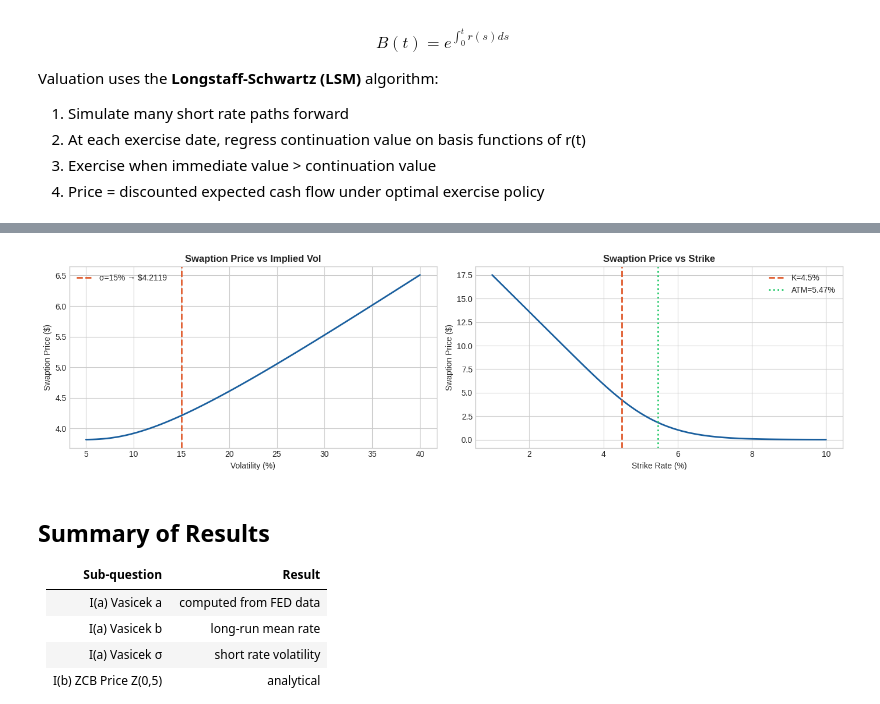
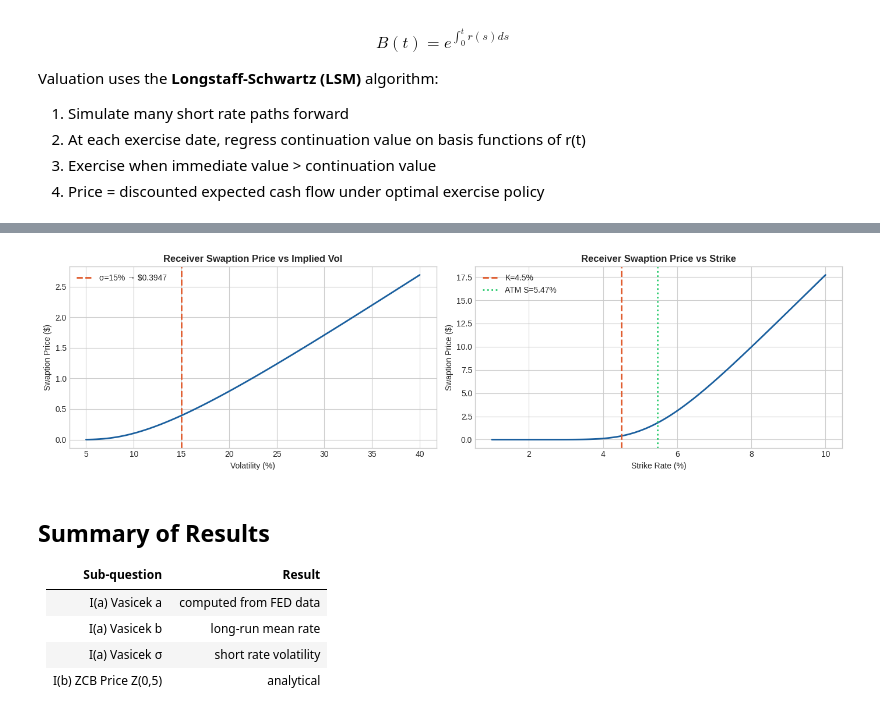
Before and after one commit to bhavsoms/Quant-Finance-Capstone-Project, a Jupyter notebook: IIQF_Capstone.ipynb, the cells around one changed output, grey strips where cells are left out. Drawn from its saved outputs; the diff is of its cells as text; code cells hidden in the pictures.

Commit message:
fix: receiver swaption correction, final submission version

```diff
--- a/IIQF_Capstone.ipynb
+++ b/IIQF_Capstone.ipynb
@@ -586,59 +586,101 @@ Valuation uses the **Longstaff-Schwartz (LSM)** algorithm:
 4. Price = discounted expected cash flow under optimal exercise policy
 # %%
 # ── Part II(b): European Swaption via Black's Model ──
-
 def compute_forward_swap_rate(disc_factors, dt=0.5):
     annuity = np.sum(disc_factors) * dt
     S       = (disc_factors[0] - disc_factors[-1]) / annuity
     return S, annuity
 
-def black_swaption_price(S, K, sigma_vol, T_opt, annuity, notional=100):
-    d1    = (np.log(S/K) + 0.5*sigma_vol**2*T_opt) / (sigma_vol*np.sqrt(T_opt))
-    d2    = d1 - sigma_vol*np.sqrt(T_opt)
-    price = notional * annuity * (S*norm.cdf(d1) - K*norm.cdf(d2))
+def black_receiver_swaption(S, K, sigma_vol, T_opt, annuity, notional=100):
+    """
+    Black's model for a RECEIVER swaption.
+    Holder receives floating, pays fixed K.
+    Receive floating = receive S, pay K
+    Payoff = max(K - S, 0) * annuity * notional
+
+    d1 and d2 same as payer but N(-d2) and N(-d1) used.
+    sigma_vol = lognormal vol (NOT normal/Bachelier)
+    """
+    d1    = (np.log(S / K) + 0.5 * sigma_vol**2 * T_opt) / (sigma_vol * np.sqrt(T_opt))
+    d2    = d1 - sigma_vol * np.sqrt(T_opt)
+    price = notional * annuity * (K * norm.cdf(-d2) - S * norm.cdf(-d1))
     return price, d1, d2
 
-K_fix       = 0.045
-sigma_sw    = 0.15
-T_opt_sw    = 2.0
-dt_sw       = 0.5
-notional_sw = 100
+# Parameters from question
+K_fix       = 0.045    # 4.5% fixed strike
+sigma_sw    = 0.15     # 15% lognormal vol
+T_opt_sw    = 2.0      # option expiry 2Y
+dt_sw       = 0.5      # semi-annual payments
+notional_sw = 100      # $100 notional
+                       # continuous compounding used in discount curve
 
-swap_times          = np.arange(T_opt_sw + dt_sw, T_opt_sw + 5 + dt_sw, dt_sw)
-_, disc_swap        = interpolate_curve(tenors, sofr_rates, swap_times)
-S_fwd, annuity_sw   = compute_forward_swap_rate(disc_swap, dt=dt_sw)
-sw_price, d1_sw, d2_sw = black_swaption_price(S_fwd, K_fix, sigma_sw, T_opt_sw, annuity_sw, notional_sw)
+# Payment times: 2.5Y to 7.0Y (5Y swap starting in 2Y, semi-annual)
+swap_times             = np.arange(T_opt_sw + dt_sw,
+                                   T_opt_sw + 5 + dt_sw,
+                                   dt_sw)
+_, disc_swap           = interpolate_curve(tenors, sofr_rates, swap_times)
+S_fwd, annuity_sw      = compute_forward_swap_rate(disc_swap, dt=dt_sw)
+sw_price, d1_sw, d2_sw = black_receiver_swaption(
+    S_fwd, K_fix, sigma_sw, T_opt_sw, annuity_sw, notional_sw)
 
-print(f"── Part II(b): European Swaption ──")
-print(f"  Forward swap rate S(0) : {S_fwd*100:.4f}%")
+print(f"── Part II(b): European Receiver Swaption ──")
+print(f"  Structure      : {T_opt_sw:.0f}Y into {5:.0f}Y swap")
+print(f"  Holder         : receives floating, pays fixed {K_fix*100:.1f}%")
+print(f"  Payments       : semi-annual")
+print(f"  Notional       : ${notional_sw}")
+print(f"  Compounding    : continuous")
+print(f"  Vol σ          : {sigma_sw*100:.0f}% (lognormal, Black's model)")
+print(f"\n  Forward swap rate S(0) : {S_fwd*100:.4f}%")
 print(f"  Annuity A(0)           : {annuity_sw:.6f}")
 print(f"  d1 = {d1_sw:.4f}  |  d2 = {d2_sw:.4f}")
-print(f"  ✓ Swaption Price       : ${sw_price:.4f}")
+print(f"\n  ✓ Receiver Swaption Price : ${sw_price:.4f}")
+print(f"\n  Note: S(0) = {S_fwd*100:.4f}% > K = {K_fix*100:.2f}%")
+print(f"  Swap is out of the money for receiver — holder pays above-market fixed.")
+
 print(f"\n── Part II(c): Numeraire ──")
-print(f"  Annuity numeraire A(t) = Σ Δt·P(t,Tᵢ)")
-print(f"  Under Q^A: forward swap rate S(t) is a martingale → Black valid.")
+print(f"  European swaption → Annuity (swap) numeraire")
+print(f"  A(t) = Σ Δt · P(t, Tᵢ)  for i = 1..N")
+print(f"  Under measure Q^A, the forward swap rate S(t) is a martingale.")
+print(f"  This is what makes Black's formula valid for swaptions.")
+print(f"  The swaption price = A(0) · E^A[max(K - S(T), 0)]")
+print(f"  which under Q^A reduces exactly to the Black receiver formula.")
+
 print(f"\n── Part II(d): Bermudan Swaption ──")
-print(f"  Multiple exercise dates → use rolling money-market B(t) = exp(∫r dt)")
-print(f"  Algorithm: Longstaff-Schwartz (LSM)")
+print(f"  Multiple exercise dates → annuity changes at each date.")
+print(f"  Annuity numeraire no longer suitable.")
+print(f"  Correct numeraire: rolling money-market account B(t) = exp(∫r dt)")
+print(f"  This is the standard risk-neutral measure Q.")
+print(f"  Valuation: Longstaff-Schwartz (LSM) algorithm")
+print(f"    1. Simulate short rate paths forward to final maturity")
+print(f"    2. At each exercise date regress continuation value on r(t)")
+print(f"    3. Exercise when immediate value exceeds continuation value")
+print(f"    4. Price = average discounted cash flow under optimal exercise")
 
+# Sensitivity plots
 vols_r    = np.linspace(0.05, 0.40, 100)
 strikes_r = np.linspace(0.01, 0.10, 100)
-prices_v  = [black_swaption_price(S_fwd, K_fix, v, T_opt_sw, annuity_sw, notional_sw)[0] for v in vols_r]
-prices_k  = [black_swaption_price(S_fwd, k, sigma_sw, T_opt_sw, annuity_sw, notional_sw)[0] for k in strikes_r]
+
+prices_v  = [black_receiver_swaption(S_fwd, K_fix, v,
+             T_opt_sw, annuity_sw, notional_sw)[0] for v in vols_r]
+prices_k  = [black_receiver_swaption(S_fwd, k, sigma_sw,
+             T_opt_sw, annuity_sw, notional_sw)[0] for k in strikes_r]
 
 fig, axes = plt.subplots(1, 2, figsize=(14, 4))
 
 axes[0].plot(vols_r*100, prices_v, color="#1a5f9e", linewidth=2)
-axes[0].axvline(sigma_sw*100, color="#e05c2e", linewidth=2, linestyle="--", label=f"σ=15% → ${sw_price:.4f}")
-axes[0].set_title("Swaption Price vs Implied Vol", fontsize=12, fontweight="bold")
+axes[0].axvline(sigma_sw*100, color="#e05c2e", linewidth=2,
+                linestyle="--", label=f"σ=15% → ${sw_price:.4f}")
+axes[0].set_title("Receiver Swaption Price vs Implied Vol", fontsize=12, fontweight="bold")
 axes[0].set_xlabel("Volatility (%)")
 axes[0].set_ylabel("Swaption Price ($)")
 axes[0].legend()
 
 axes[1].plot(strikes_r*100, prices_k, color="#1a5f9e", linewidth=2)
-axes[1].axvline(K_fix*100, color="#e05c2e", linewidth=2, linestyle="--", label=f"K=4.5%")
-axes[1].axvline(S_fwd*100, color="#2ecc71", linewidth=2, linestyle=":", label=f"ATM={S_fwd*100:.2f}%")
-axes[1].set_title("Swaption Price vs Strike", fontsize=12, fontweight="bold")
+axes[1].axvline(K_fix*100, color="#e05c2e", linewidth=2,
+                linestyle="--", label=f"K=4.5%")
+axes[1].axvline(S_fwd*100, color="#2ecc71", linewidth=2,
+                linestyle=":", label=f"ATM S={S_fwd*100:.2f}%")
+axes[1].set_title("Receiver Swaption Price vs Strike", fontsize=12, fontweight="bold")
 axes[1].set_xlabel("Strike Rate (%)")
 axes[1].set_ylabel("Swaption Price ($)")
 axes[1].legend()
@@ -662,4 +708,4 @@ plt.show()
-[figure, old version]
+[figure, new version]
 # %% [markdown]
 ## Summary of Results
 
```
Also changed, not shown: parts of 2 cells of this notebook.
